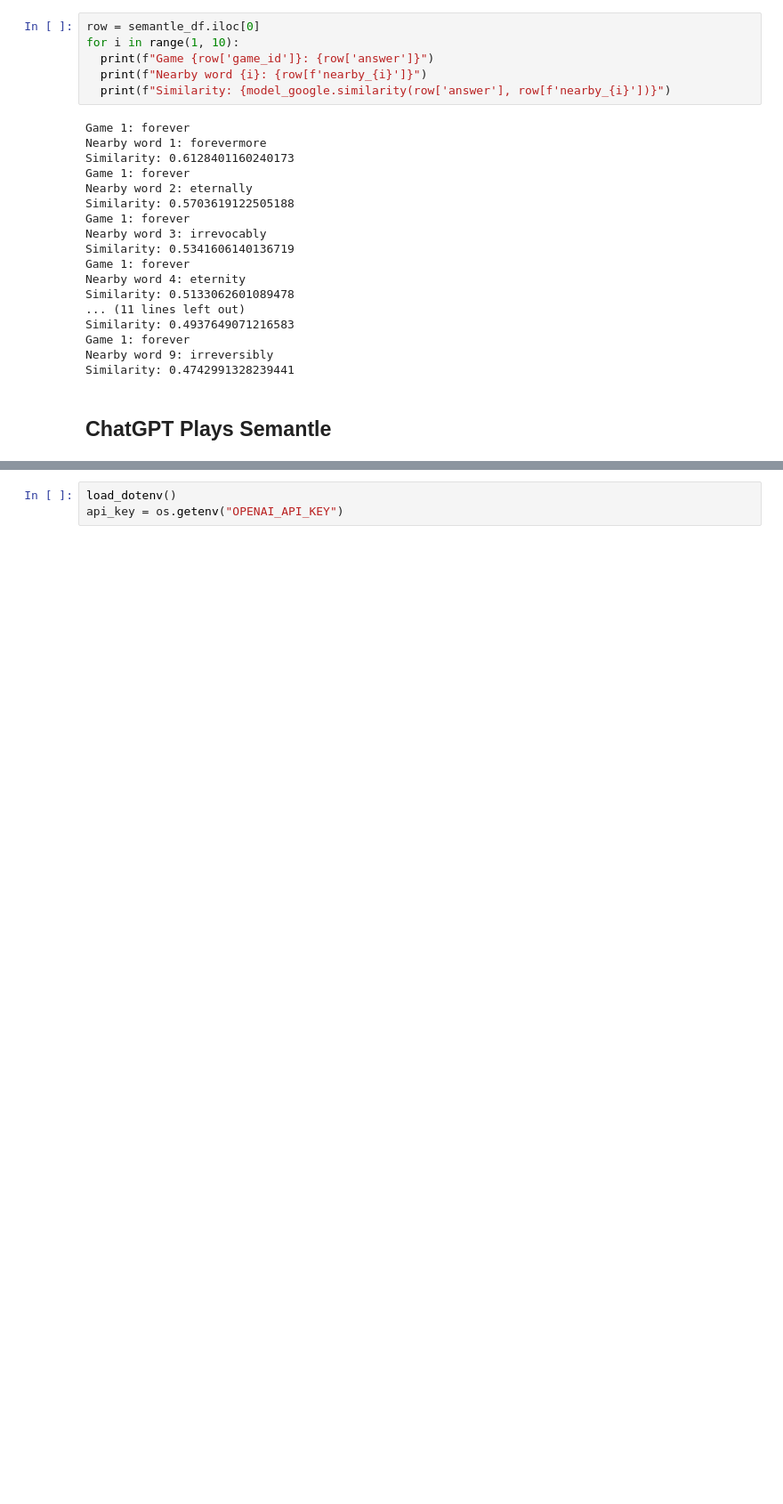
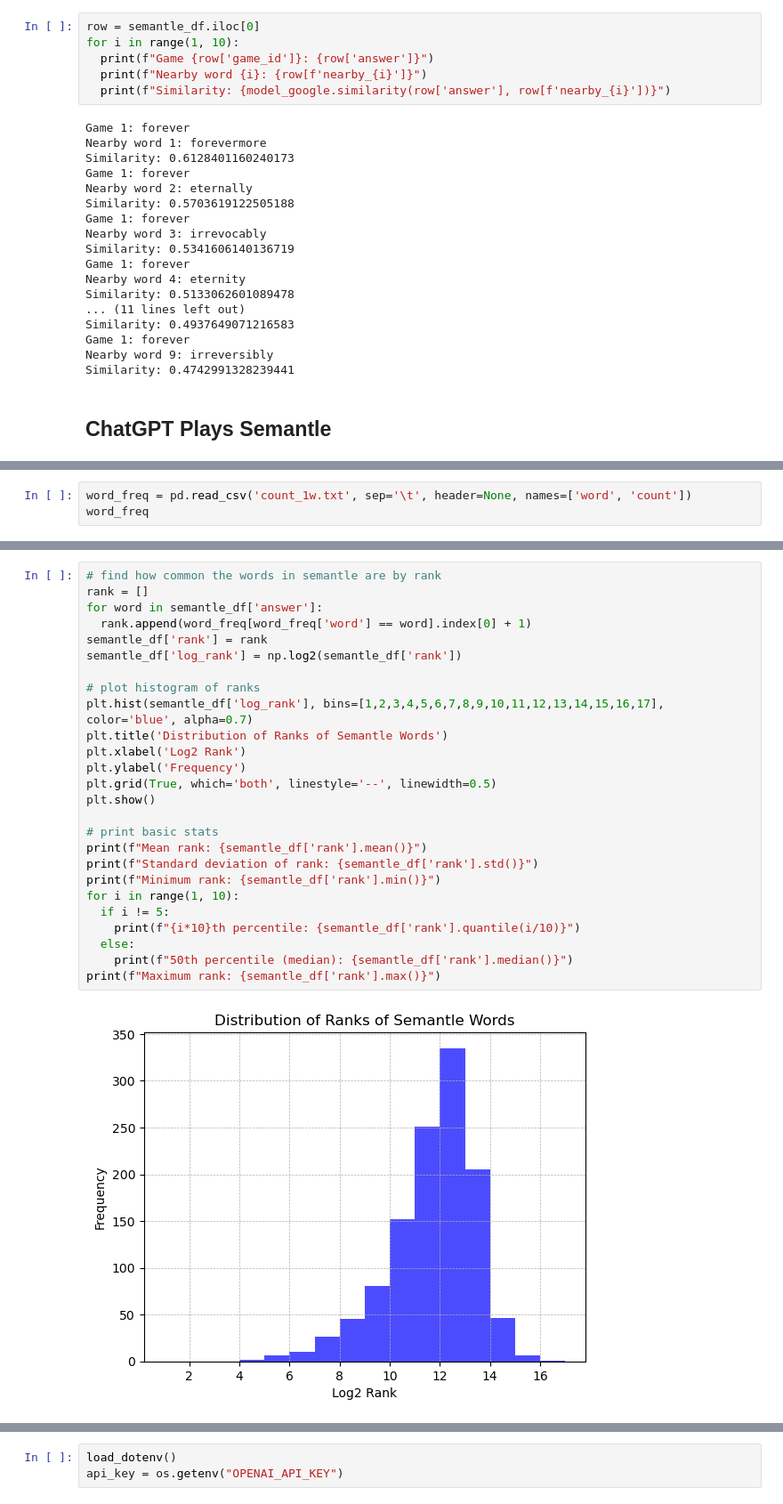
Before and after one commit to eric27n/compsci-685-project-semantle, a Jupyter notebook: Semantle-LLM-Baseline.ipynb, the cells around one changed output, grey strips where cells are left out. Shown: that part at 89% size. Drawn from its saved outputs; the diff is of its cells as text; blank space fills up the shorter version.

```diff
--- a/Semantle-LLM-Baseline.ipynb
+++ b/Semantle-LLM-Baseline.ipynb
@@ -90,3 +115,6 @@ display(semantle_df.head())
 | 3 | elevator | elevators | escalator | stairwell | staircase | stairway | escalators | stairs | stairwells | dumbwaiter | ... |
 | 4 | patience | perseverance | fortitude | persevere | humility | prudence | diligence | tenacity | persistence | impatience | ... |
 | 5 | overnight | morning | midday | afternoon | midmorning | midafternoon | day | night | hours | evening | ... |
+# %%
+word_freq = pd.read_csv('count_1w.txt', sep='\t', header=None, names=['word', 'count'])
+word_freq
@@ -92,0 +135,28 @@ display(semantle_df.head())
+# %%
+# find how common the words in semantle are by rank
+rank = []
+for word in semantle_df['answer']:
+  rank.append(word_freq[word_freq['word'] == word].index[0] + 1)
+semantle_df['rank'] = rank
+semantle_df['log_rank'] = np.log2(semantle_df['rank'])
+
+# plot histogram of ranks
+plt.hist(semantle_df['log_rank'], bins=[1,2,3,4,5,6,7,8,9,10,11,12,13,14,15,16,17], color='blue', alpha=0.7)
+plt.title('Distribution of Ranks of Semantle Words')
+plt.xlabel('Log2 Rank')
+plt.ylabel('Frequency')
+plt.grid(True, which='both', linestyle='--', linewidth=0.5)
+plt.show()
+
+# print basic stats
+print(f"Mean rank: {semantle_df['rank'].mean()}")
+print(f"Standard deviation of rank: {semantle_df['rank'].std()}")
+print(f"Minimum rank: {semantle_df['rank'].min()}")
+for i in range(1, 10):
+  if i != 5:
+    print(f"{i*10}th percentile: {semantle_df['rank'].quantile(i/10)}")
+  else:
+    print(f"50th percentile (median): {semantle_df['rank'].median()}")
+print(f"Maximum rank: {semantle_df['rank'].max()}")
+# %% [output]
+[figure, added]
```
Also changed, not shown: parts of 22 cells of this notebook.
